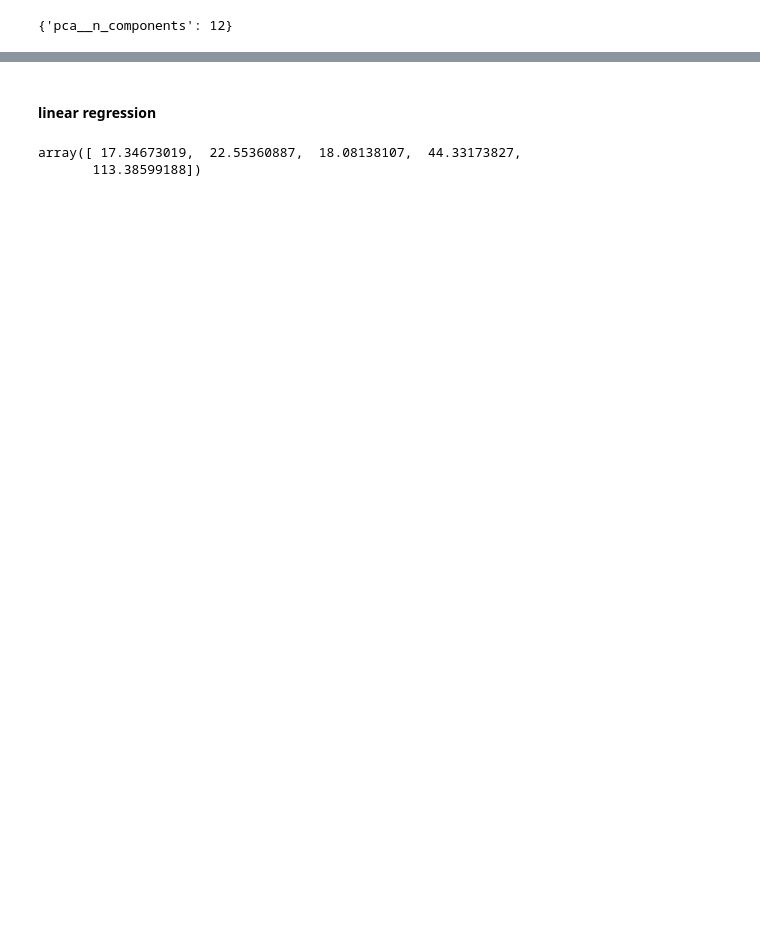
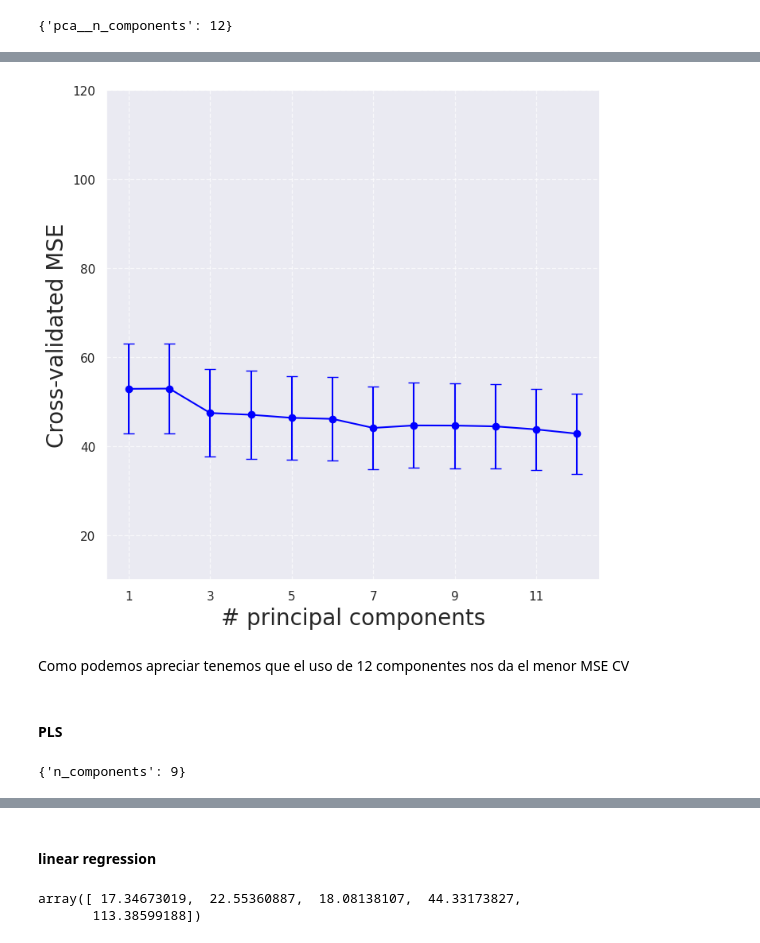
Before and after one commit to chuancao26/islp, a Jupyter notebook: EjerciciosRegularizacion.ipynb, the cells around one changed output, grey strips where cells are left out. Saved outputs shown, nothing was run; the diff lists cells and outputs as text; code cells hidden in the pictures; blank space fills up the shorter version.

```diff
--- a/EjerciciosRegularizacion.ipynb
+++ b/EjerciciosRegularizacion.ipynb
@@ -1663,0 +1683,54 @@ X.head()
+# %%
+import matplotlib.pyplot as plt
+import numpy as np
+
+# Convertimos el rango a una lista/array para poder indexarlo fácilmente
+n_comp = np.array(list(param_grid['pca__n_components']))
+
+# Creamos la figura
+pcr_fig, ax = plt.subplots(figsize=(8,8))
+
+# Graficamos
+# Calculamos el Error Estándar (SE) = Desviación estándar / Raíz de K
+std_error = grid_search.cv_results_['std_test_score'] / np.sqrt(k)
+
+ax.errorbar(n_comp,
+            -grid_search.cv_results_['mean_test_score'], # Negamos para tener MSE positivo
+            yerr=std_error,
+            fmt='-o',      # Agrega línea y puntos
+            capsize=5,     # Agrega los "topes" horizontales a las barras de error
+            color='blue')
+
+# Etiquetas y Estilo
+ax.set_ylabel('Cross-validated MSE', fontsize=20)
+ax.set_xlabel('# principal components', fontsize=20)
+ax.set_xticks(n_comp[::2]) # Muestra los ticks de 2 en 2 (ej: 1, 3, 5...)
+
+# --- IMPORTANTE: ESCALA ---
+# El dataset de Boston tiene MSE bajos (aprox 20-50).
+# El ejemplo del libro (Hitters) tiene MSE de miles (50,000+).
+# Por eso dejamos que matplotlib ajuste el límite automáticamente:
+ax.set_ylim([10 , 120])
+
+plt.grid(True, linestyle='--', alpha=0.7) # Una grilla suave ayuda a leer
+plt.show()
+# %% [output]
+[figure, added]
+# %% [markdown]
+Como podemos apreciar tenemos que el uso de 12 componentes nos da el menor MSE CV
+# %% [markdown]
+#### PLS
+# %%
+pls = PLSRegression(n_components=2,
+                    scale=True)
+param_grid = {"n_components": range(1, len(X.columns) + 1)}
+
+grid_search = skm.GridSearchCV(pls,
+                               param_grid,
+                               cv=kfold,
+                               scoring="neg_mean_squared_error",
+                               )
+grid_search.fit(X, y)
+grid_search.best_params_
+# %% [output]
+{'n_components': 9}
```
Also changed, not shown: parts of 6 cells of this notebook.
